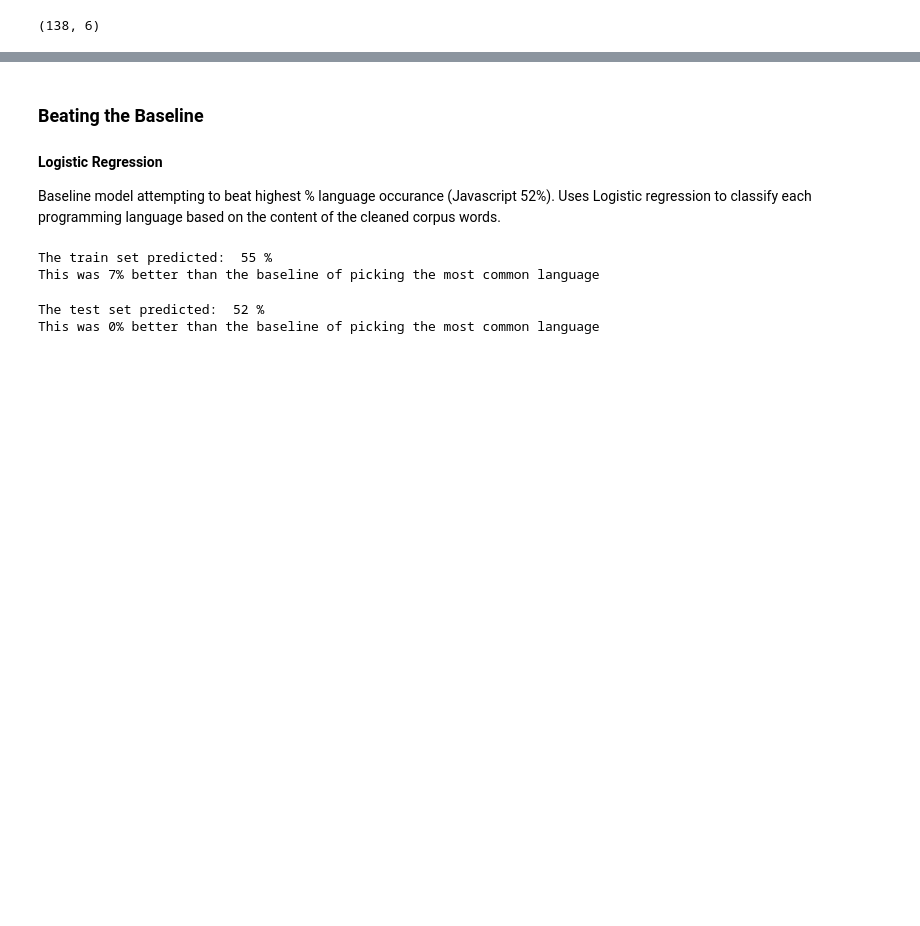
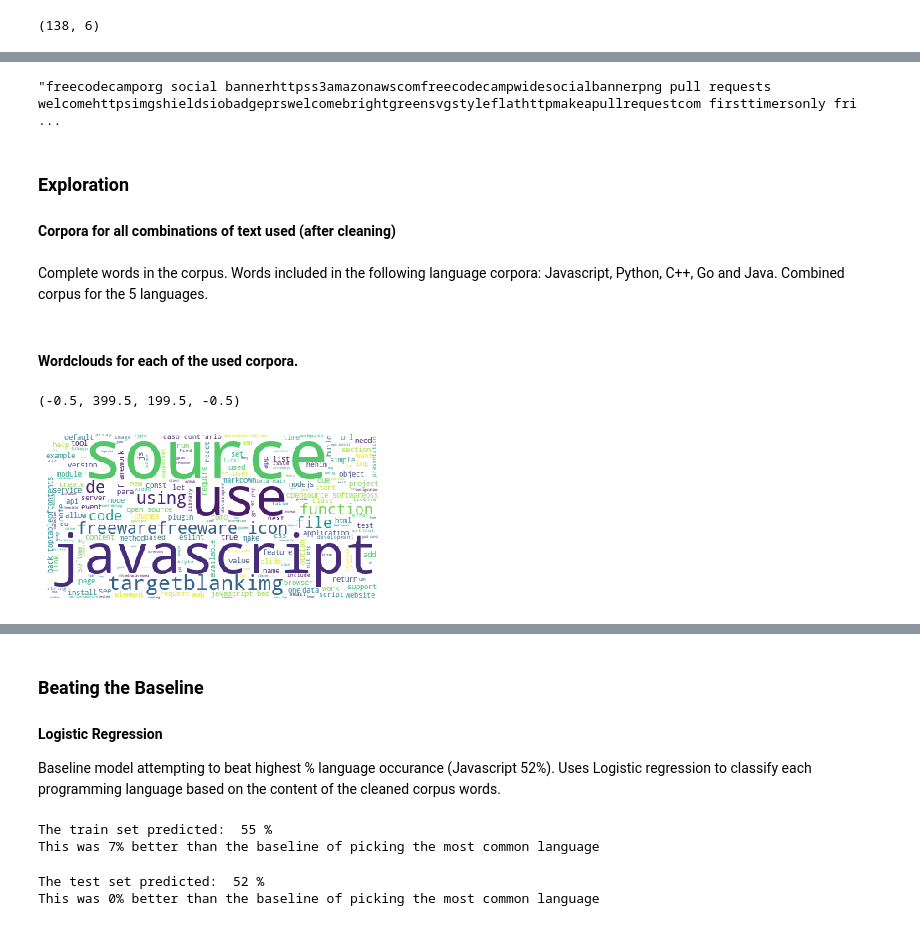
Before and after one commit to Tough-Scrape/nlp_project, a Jupyter notebook: nlp_final.ipynb, the cells around one changed output, grey strips where cells are left out. Cells and saved outputs as stored; diff of their text form; code cells hidden in the pictures; blank space fills up the shorter version.

```diff
--- a/nlp_final.ipynb
+++ b/nlp_final.ipynb
@@ -135,0 +145,2 @@ Sean add cool stuff here plz
+# %%
+javascript_corpus = df[df.language == "JavaScript"].clean.sum()
@@ -135,0 +155,11 @@ Sean add cool stuff here plz
+# %%
+total_corpus = df.clean.sum()
+total_corpus
+# %% [output]
+"freecodecamporg social bannerhttpss3amazonawscomfreecodecampwidesocialbannerpng pull requests welcomehttpsimgshieldsiobadgeprswelcomebrightgreensvgstyleflathttpmakeapullrequestcom firsttimersonly fri ...
+# %% [markdown]
+### Exploration
+
+#### Corpora for all combinations of text used (after cleaning)
+# %% [markdown]
+Complete words in the corpus. Words included in the following language corpora: Javascript, Python, C++, Go and Java. Combined corpus for the 5 languages.
@@ -135,0 +174,12 @@ Sean add cool stuff here plz
+# %% [markdown]
+#### Wordclouds for each of the used corpora.
+# %%
+wordcloud = WordCloud(width = 800, height = 800, background_color ='white', stopwords = stopwords.words('english'), min_font_size = 10).generate(javascript_corpus)
+img = WordCloud(background_color='white').generate(javascript_corpus)
+# WordCloud() produces an image object, which can be displayed with plt.imshow
+plt.imshow(img)
+# axis aren't very useful for a word cloud
+plt.axis('off')
+# %% [output]
+(-0.5, 399.5, 199.5, -0.5)
+[figure, added]
```
Also changed, not shown: parts of 24 cells of this notebook.
